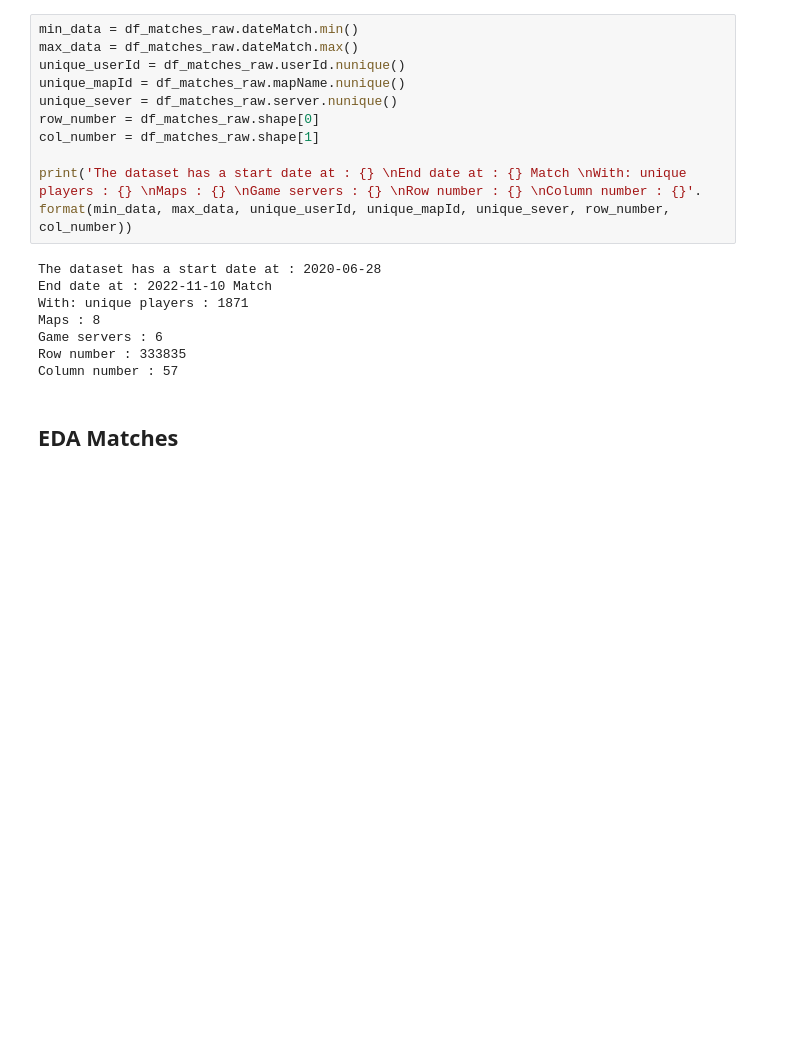
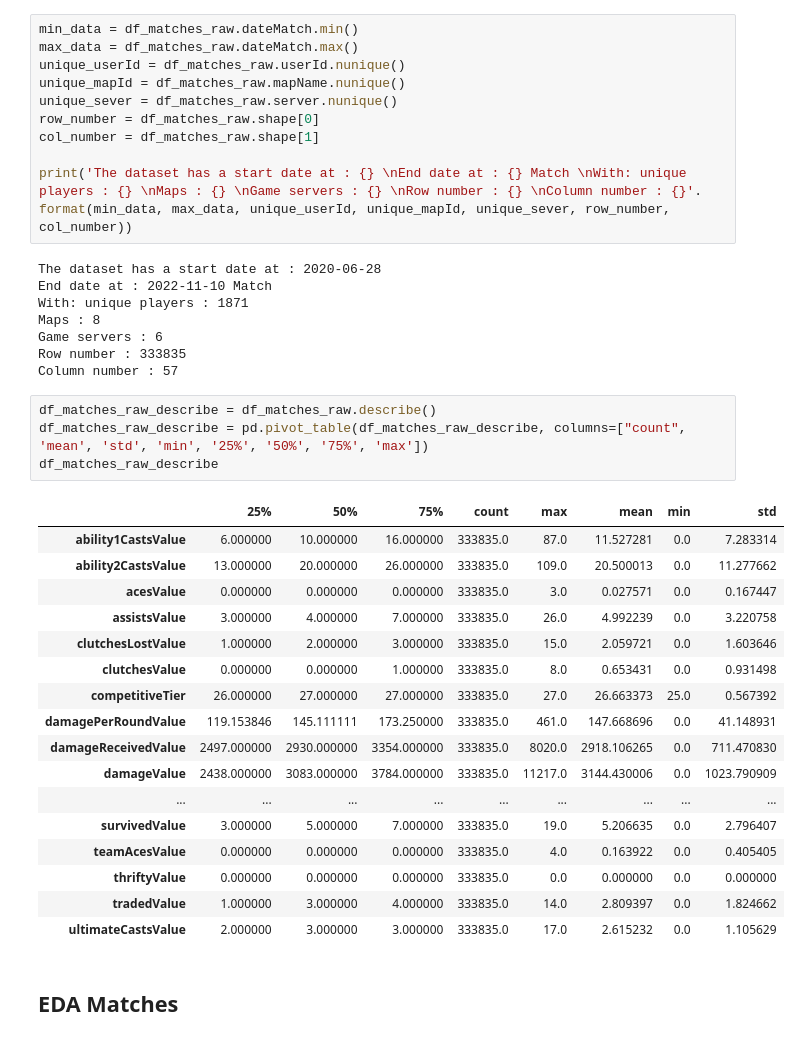
Before and after one commit to aalvestech/tcc_fia_valorant, a Jupyter notebook: notebook/notebook_eda.ipynb, the cells around one changed output. Drawn from its saved outputs; the diff is of its cells as text; blank space fills up the shorter version.

```diff
--- a/notebook/notebook_eda.ipynb
+++ b/notebook/notebook_eda.ipynb
@@ -45,6 +45,28 @@ Maps : 8
 Game servers : 6
 Row number : 333835
 Column number : 57
+# %%
+df_matches_raw_describe = df_matches_raw.describe()
+df_matches_raw_describe = pd.pivot_table(df_matches_raw_describe, columns=["count", 'mean', 'std', 'min', '25%', '50%', '75%', 'max'])
+df_matches_raw_describe
+# %% [output]
+|  | 25% | 50% | 75% | count | max | mean | min | std |
+| ability1CastsValue | 6.000000 | 10.000000 | 16.000000 | 333835.0 | 87.0 | 11.527281 | 0.0 | 7.283314 |
+| ability2CastsValue | 13.000000 | 20.000000 | 26.000000 | 333835.0 | 109.0 | 20.500013 | 0.0 | 11.277662 |
+| acesValue | 0.000000 | 0.000000 | 0.000000 | 333835.0 | 3.0 | 0.027571 | 0.0 | 0.167447 |
+| assistsValue | 3.000000 | 4.000000 | 7.000000 | 333835.0 | 26.0 | 4.992239 | 0.0 | 3.220758 |
+| clutchesLostValue | 1.000000 | 2.000000 | 3.000000 | 333835.0 | 15.0 | 2.059721 | 0.0 | 1.603646 |
+| clutchesValue | 0.000000 | 0.000000 | 1.000000 | 333835.0 | 8.0 | 0.653431 | 0.0 | 0.931498 |
+| competitiveTier | 26.000000 | 27.000000 | 27.000000 | 333835.0 | 27.0 | 26.663373 | 25.0 | 0.567392 |
+| damagePerRoundValue | 119.153846 | 145.111111 | 173.250000 | 333835.0 | 461.0 | 147.668696 | 0.0 | 41.148931 |
+| damageReceivedValue | 2497.000000 | 2930.000000 | 3354.000000 | 333835.0 | 8020.0 | 2918.106265 | 0.0 | 711.470830 |
+| damageValue | 2438.000000 | 3083.000000 | 3784.000000 | 333835.0 | 11217.0 | 3144.430006 | 0.0 | 1023.790909 |
+| ... | ... | ... | ... | ... | ... | ... | ... | ... |
+| survivedValue | 3.000000 | 5.000000 | 7.000000 | 333835.0 | 19.0 | 5.206635 | 0.0 | 2.796407 |
+| teamAcesValue | 0.000000 | 0.000000 | 0.000000 | 333835.0 | 4.0 | 0.163922 | 0.0 | 0.405405 |
+| thriftyValue | 0.000000 | 0.000000 | 0.000000 | 333835.0 | 0.0 | 0.000000 | 0.0 | 0.000000 |
+| tradedValue | 1.000000 | 3.000000 | 4.000000 | 333835.0 | 14.0 | 2.809397 | 0.0 | 1.824662 |
+| ultimateCastsValue | 2.000000 | 3.000000 | 3.000000 | 333835.0 | 17.0 | 2.615232 | 0.0 | 1.105629 |
 # %% [markdown]
 ## EDA Matches
 # %% [markdown]
```
Also changed, not shown: parts of 9 cells of this notebook.
